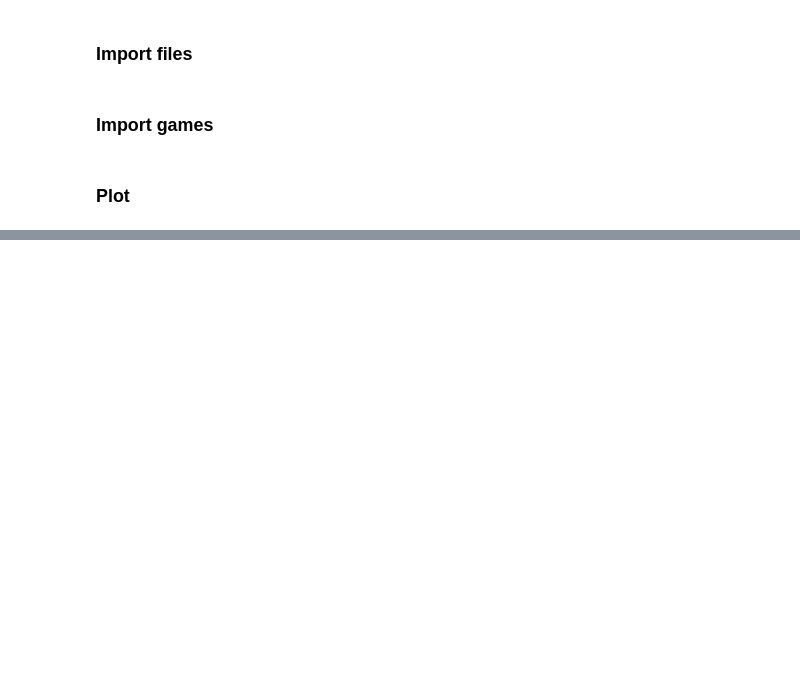
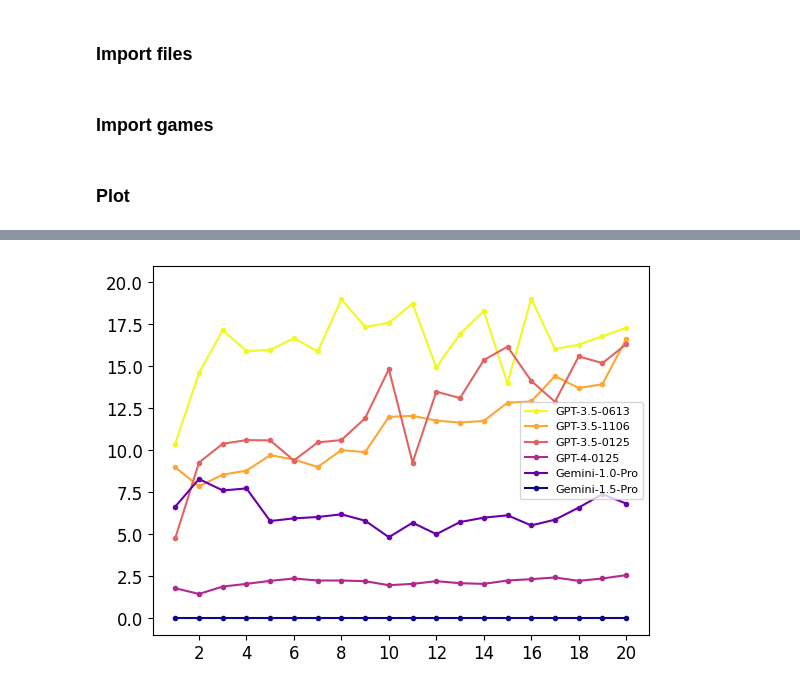
Before and after one commit to CUHK-ARISE/GAMABench, a Jupyter notebook: main.ipynb, the cells around one changed output, grey strips where cells are left out. Drawn from its saved outputs; the diff is of its cells as text; code cells hidden in the pictures; blank space fills up the shorter version.

```diff
--- a/main.ipynb
+++ b/main.ipynb
@@ -84,0 +178,27 @@ from games.divide_dollar import *
+# %%
+# Create a game plane
+plane = Analysis(PublicGoods)
+
+# Load the files with the same label
+files = [f'raw_results/public_goods/gpt-3.5-turbo-0613_public_goods_v1_{i}.json' for i in range(1,6)]
+plane.add_avg(files, "GPT-3.5-0613")
+
+files = [f'raw_results/public_goods/gpt-3.5-turbo-1106_public_goods_v1_{i}.json' for i in range(1,6)]
+plane.add_avg(files, "GPT-3.5-1106")
+
+files = [f'raw_results/public_goods/public_goods_v1_{i}.json' for i in range(1,6)]
+plane.add_avg(files, "GPT-3.5-0125")
+
+files = [f'raw_results/public_goods/gpt-4-0125-preview_public_goods_v1_{i}.json' for i in range(1,6)]
+plane.add_avg(files, "GPT-4-0125")
+
+files = [f'raw_results/public_goods/gemini-1.0-pro_public_goods_v1_{i}.json' for i in range(1,6)]
+plane.add_avg(files, "Gemini-1.0-Pro")
+
+files = [f'raw_results/public_goods/gemini-1.5-pro_public_goods_v1_{i}.json' for i in range(1,6)]
+plane.add_avg(files, "Gemini-1.5-Pro")
+
+# Plot the game
+plane.plot(xlabel="", ylim=(-1, 21), loc='best', savename="closed-source_public_goods")
+# %% [output]
+[figure, added]
```
Also changed, not shown: parts of 13 cells of this notebook, 5 other files.
